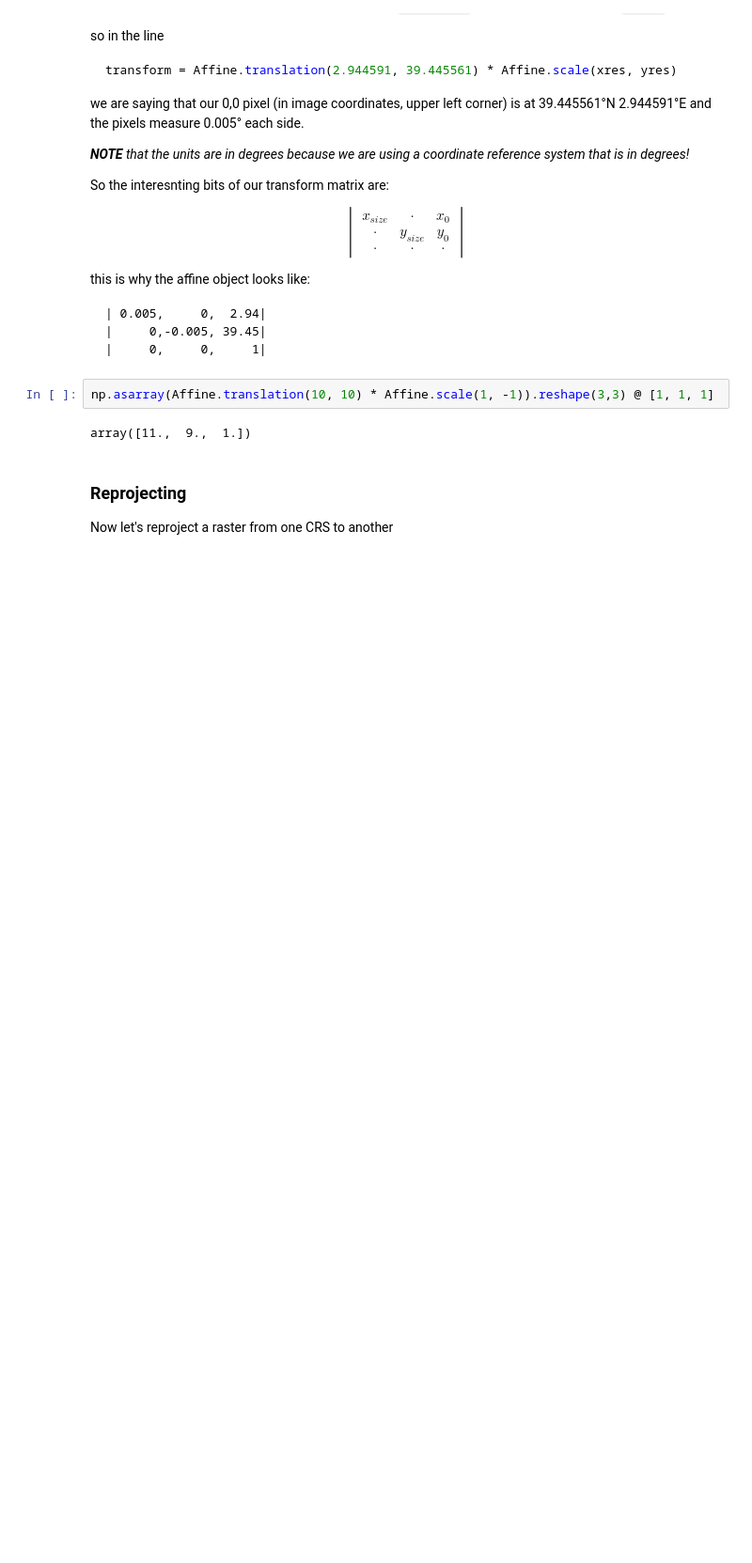
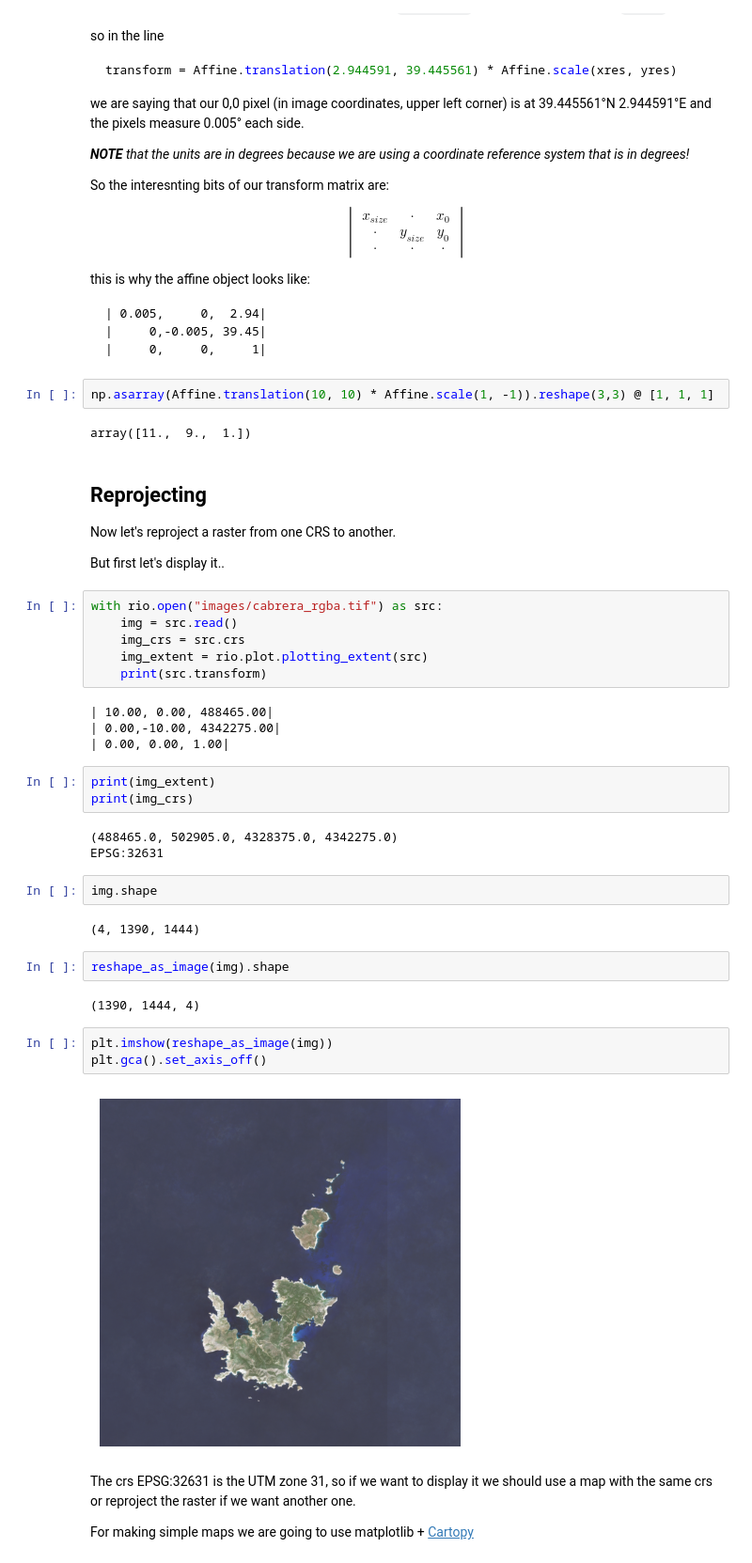
Before and after one commit to Vizzuality/pyday2022, a Jupyter notebook: raster.ipynb, the cells around one changed output. Shown at 94% size. Cells and saved outputs as stored; diff of their text form; blank space fills up the shorter version.

Commit message:
Adds more raste parts

```diff
--- a/raster.ipynb
+++ b/raster.ipynb
@@ -152,6 +153,41 @@ np.asarray(Affine.translation(10, 10) * Affine.scale(1, -1)).reshape(3,3) @ [1,
 # %% [output]
 array([11.,  9.,  1.])
 # %% [markdown]
-### Reprojecting
+## Reprojecting
 
-Now let's reproject a raster from one CRS to another
+Now let's reproject a raster from one CRS to another.
+
+But first let's display it..
+# %%
+with rio.open("images/cabrera_rgba.tif") as src:
+    img = src.read()
+    img_crs = src.crs
+    img_extent = rio.plot.plotting_extent(src)
+    print(src.transform)
+# %% [output]
+| 10.00, 0.00, 488465.00|
+| 0.00,-10.00, 4342275.00|
+| 0.00, 0.00, 1.00|
+# %%
+print(img_extent)
+print(img_crs)
+# %% [output]
+(488465.0, 502905.0, 4328375.0, 4342275.0)
+EPSG:32631
+# %%
+img.shape
+# %% [output]
+(4, 1390, 1444)
+# %%
+reshape_as_image(img).shape
+# %% [output]
+(1390, 1444, 4)
+# %%
+plt.imshow(reshape_as_image(img))
+plt.gca().set_axis_off()
+# %% [output]
+[figure, added]
+# %% [markdown]
+The crs EPSG:32631 is the UTM zone 31, so if we want to display it we should use a map with the same crs or reproject the raster if we want another one.
+
+For making simple maps we are going to use matplotlib + [Cartopy](https://github.com/SciTools/cartopy)
```
Also changed, not shown: parts of 31 cells of this notebook, 2 other files.
